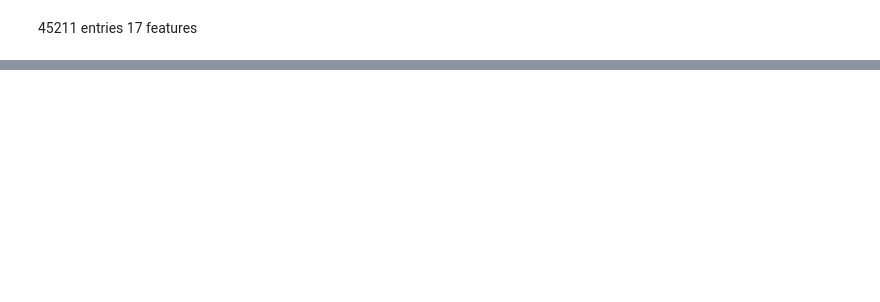
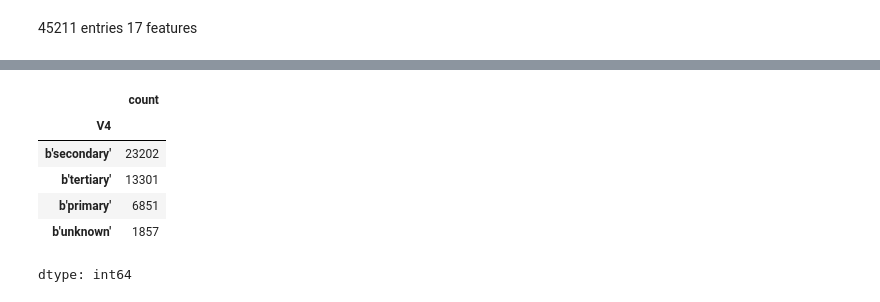
Before and after one commit to Dhoulnoun/fairuz-ML-project, a Jupyter notebook: fairuz.ipynb, the cells around one changed output, grey strips where cells are left out. Drawn from its saved outputs; the diff is of its cells as text; code cells hidden in the pictures; blank space fills up the shorter version.

```diff
--- a/fairuz.ipynb
+++ b/fairuz.ipynb
@@ -38,0 +74,10 @@ memory usage: 5.9+ MB
+# %%
+df['V4'].value_counts()
+# %% [output]
+|  | count |
+| V4 |  |
+| b'secondary' | 23202 |
+| b'tertiary' | 13301 |
+| b'primary' | 6851 |
+| b'unknown' | 1857 |
+dtype: int64
```
Also changed, not shown: parts of 17 cells of this notebook.
